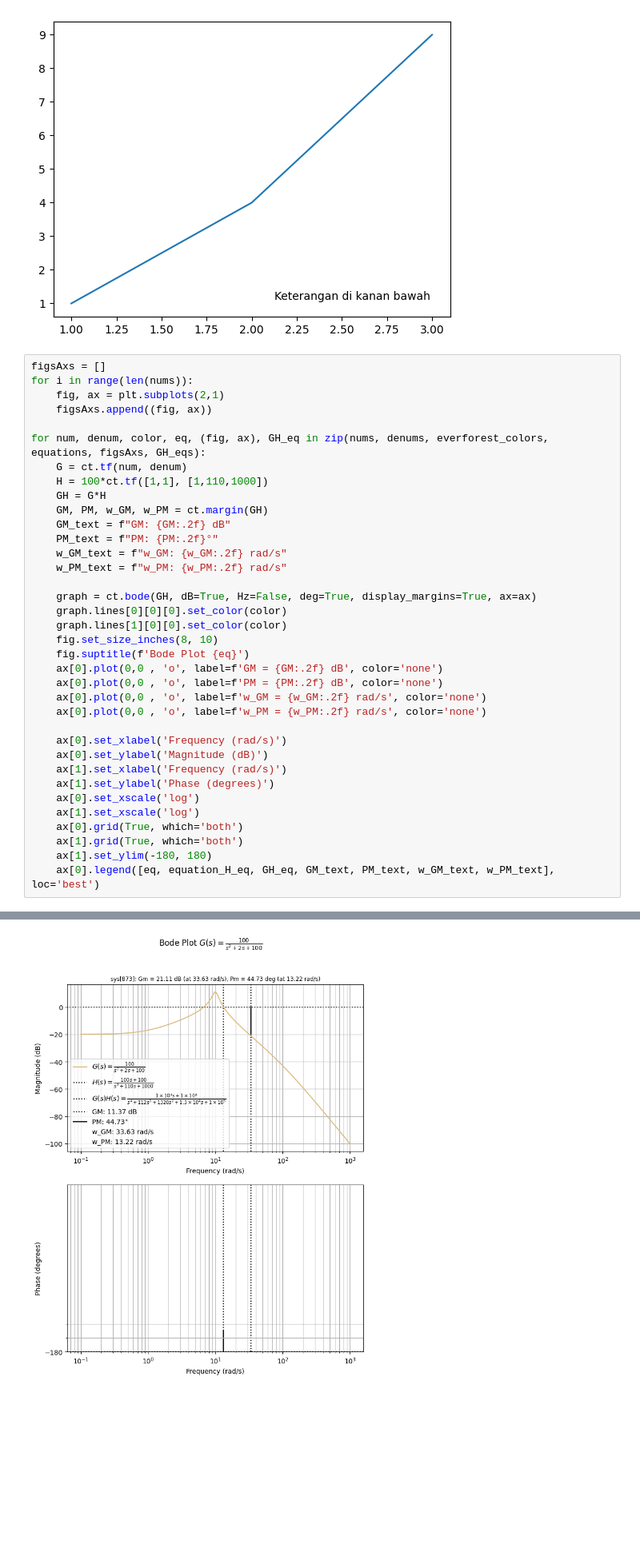
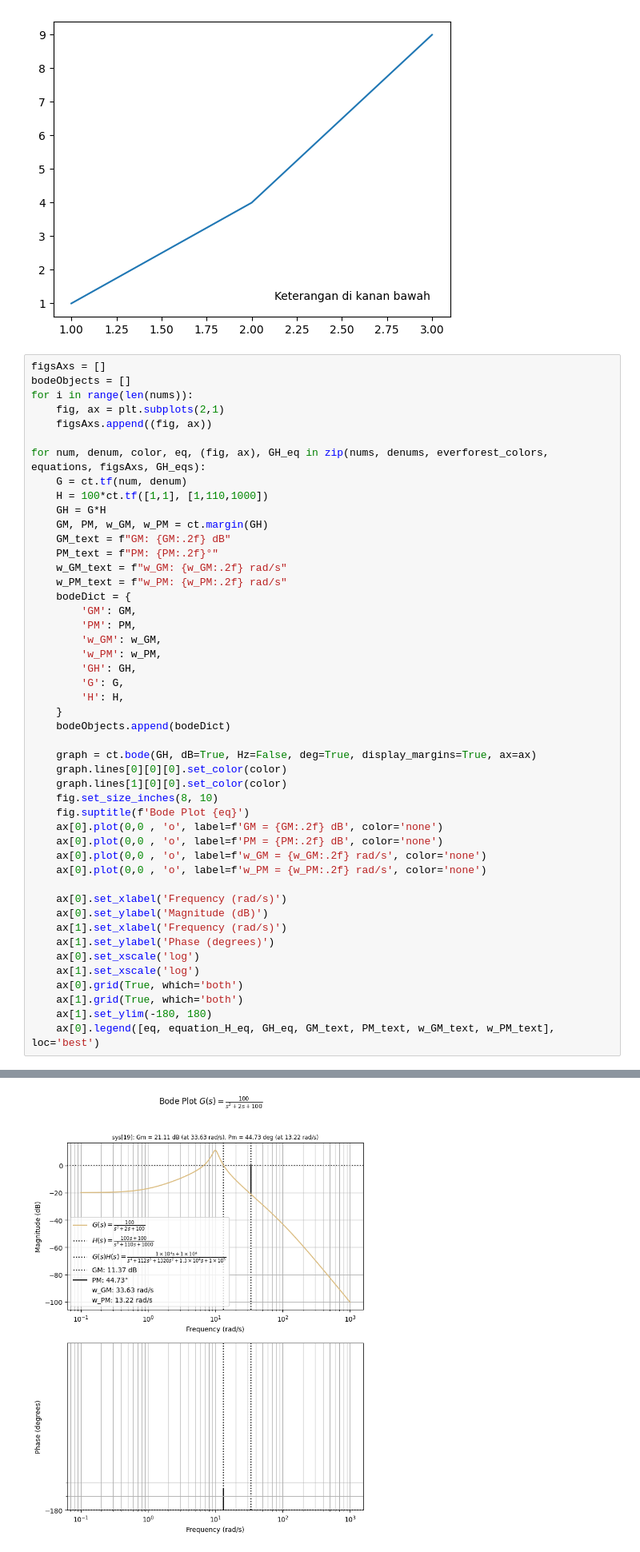
Before and after one commit to Fsyahputra/Sistem-Pengaturan, a Jupyter notebook: Percobaan1.ipynb, the cells around one changed output, grey strips where cells are left out. Shown at 80% size. Saved outputs shown, nothing was run; the diff lists cells and outputs as text; blank space fills up the shorter version.

```diff
--- a/Percobaan1.ipynb
+++ b/Percobaan1.ipynb
@@ -664,6 +672,7 @@ plt.show()
 [figure]
 # %%
 figsAxs = []
+bodeObjects = []
 for i in range(len(nums)):
     fig, ax = plt.subplots(2,1)
     figsAxs.append((fig, ax))
@@ -673,31 +682,41 @@ for num, denum, color, eq, (fig, ax), GH_eq in zip(nums, denums, everforest_colo
     H = 100*ct.tf([1,1], [1,110,1000])
     GH = G*H
     GM, PM, w_GM, w_PM = ct.margin(GH)
     GM_text = f"GM: {GM:.2f} dB"
     PM_text = f"PM: {PM:.2f}°"
     w_GM_text = f"w_GM: {w_GM:.2f} rad/s"
     w_PM_text = f"w_PM: {w_PM:.2f} rad/s"
+    bodeDict = {
+        'GM': GM,
+        'PM': PM,
+        'w_GM': w_GM,
+        'w_PM': w_PM,
+        'GH': GH,
+        'G': G,
+        'H': H,
+    }
+    bodeObjects.append(bodeDict)
 
     graph = ct.bode(GH, dB=True, Hz=False, deg=True, display_margins=True, ax=ax)
     graph.lines[0][0][0].set_color(color)
     graph.lines[1][0][0].set_color(color)
     fig.set_size_inches(8, 10)
     fig.suptitle(f'Bode Plot {eq}')
     ax[0].plot(0,0 , 'o', label=f'GM = {GM:.2f} dB', color='none')
     ax[0].plot(0,0 , 'o', label=f'PM = {PM:.2f} dB', color='none')
     ax[0].plot(0,0 , 'o', label=f'w_GM = {w_GM:.2f} rad/s', color='none')
     ax[0].plot(0,0 , 'o', label=f'w_PM = {w_PM:.2f} rad/s', color='none')
 
     ax[0].set_xlabel('Frequency (rad/s)')
     ax[0].set_ylabel('Magnitude (dB)')
     ax[1].set_xlabel('Frequency (rad/s)')
     ax[1].set_ylabel('Phase (degrees)')
     ax[0].set_xscale('log')
     ax[1].set_xscale('log')
     ax[0].grid(True, which='both')
     ax[1].grid(True, which='both')
     ax[1].set_ylim(-180, 180)
     ax[0].legend([eq, equation_H_eq, GH_eq, GM_text, PM_text, w_GM_text, w_PM_text], loc='best')
 # %% [output]
 [figure]
-[figure, old version]
+[figure, new version]
```
Also changed, not shown: parts of 10 cells of this notebook, 2 other files.
